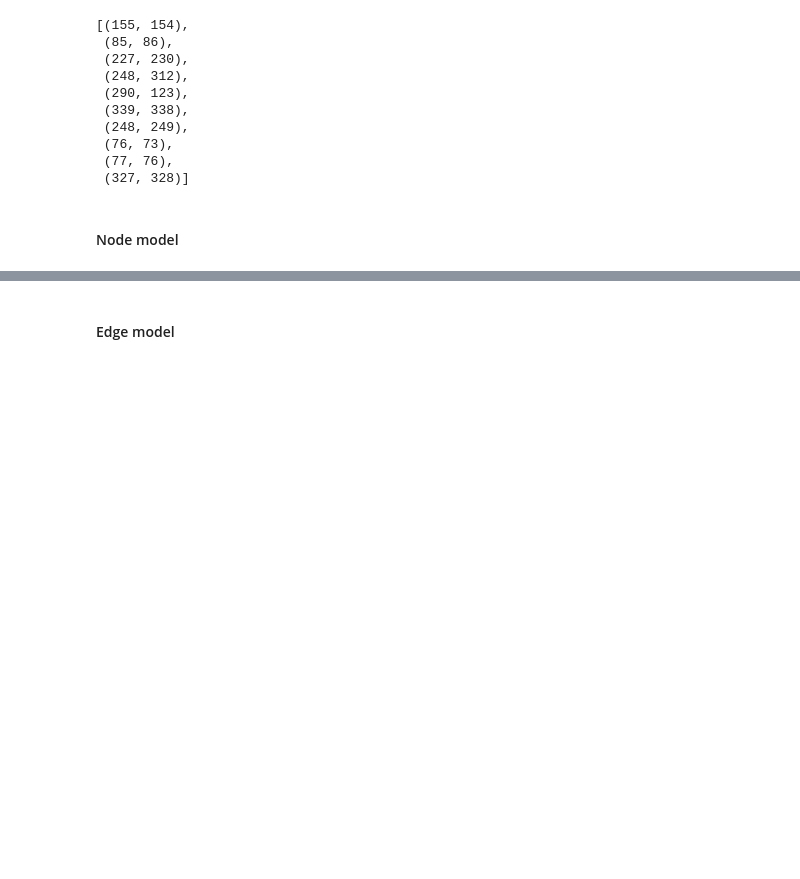
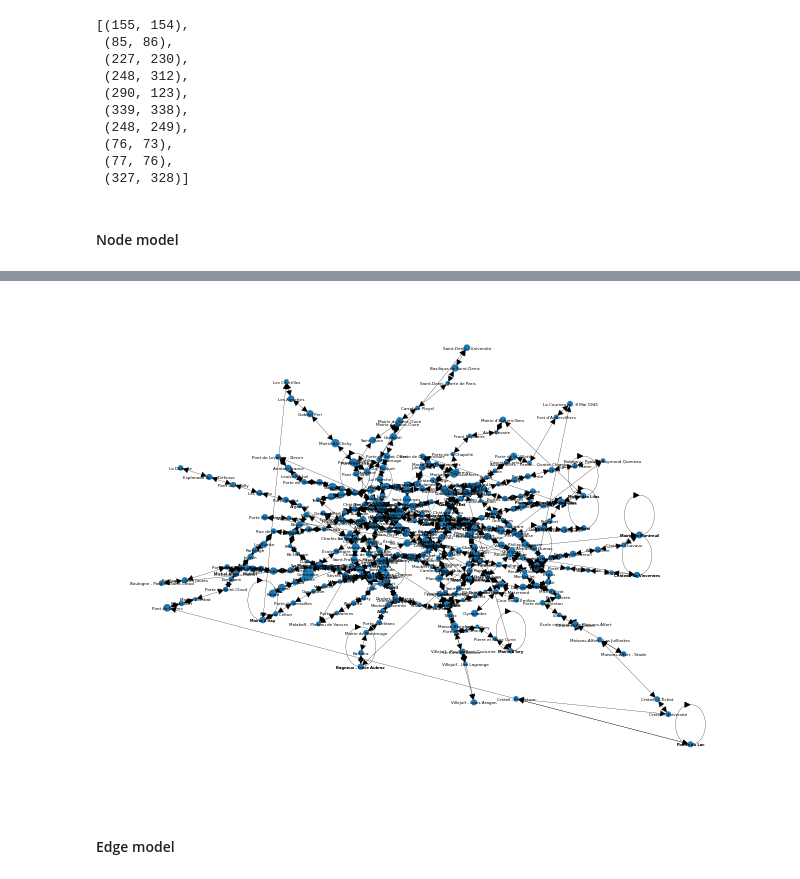
Before and after one commit to SerranoAdrian/FlowForecasting, a Jupyter notebook: test.ipynb, the cells around one changed output, grey strips where cells are left out. Cells and saved outputs as stored; diff of their text form; code cells hidden in the pictures; blank space fills up the shorter version.

```diff
--- a/test.ipynb
+++ b/test.ipynb
@@ -157,3 +232,8 @@ print(loss.item())
+# %%
+node_size = [5000*pred for pred in output]
+nx.draw(test_degraded_network, node_size=node_size, width=0.1, pos=pos, labels=nx.get_node_attributes(test_degraded_network, 'title'), font_size=3)
+# %% [output]
+[figure, added]
 # %% [markdown]
 #### Edge model
 # %%
```
Also changed, not shown: parts of 19 cells of this notebook, 3 other files.
